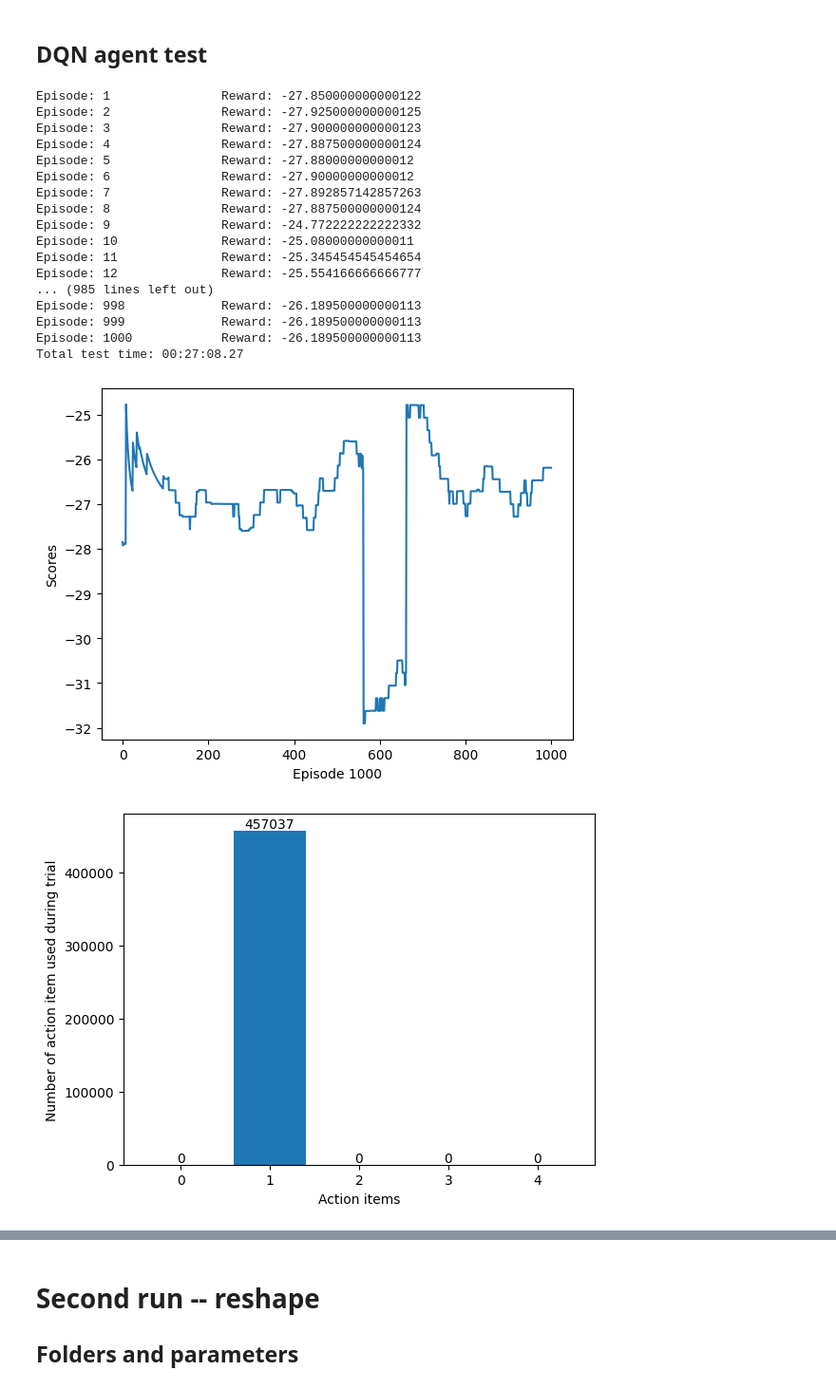
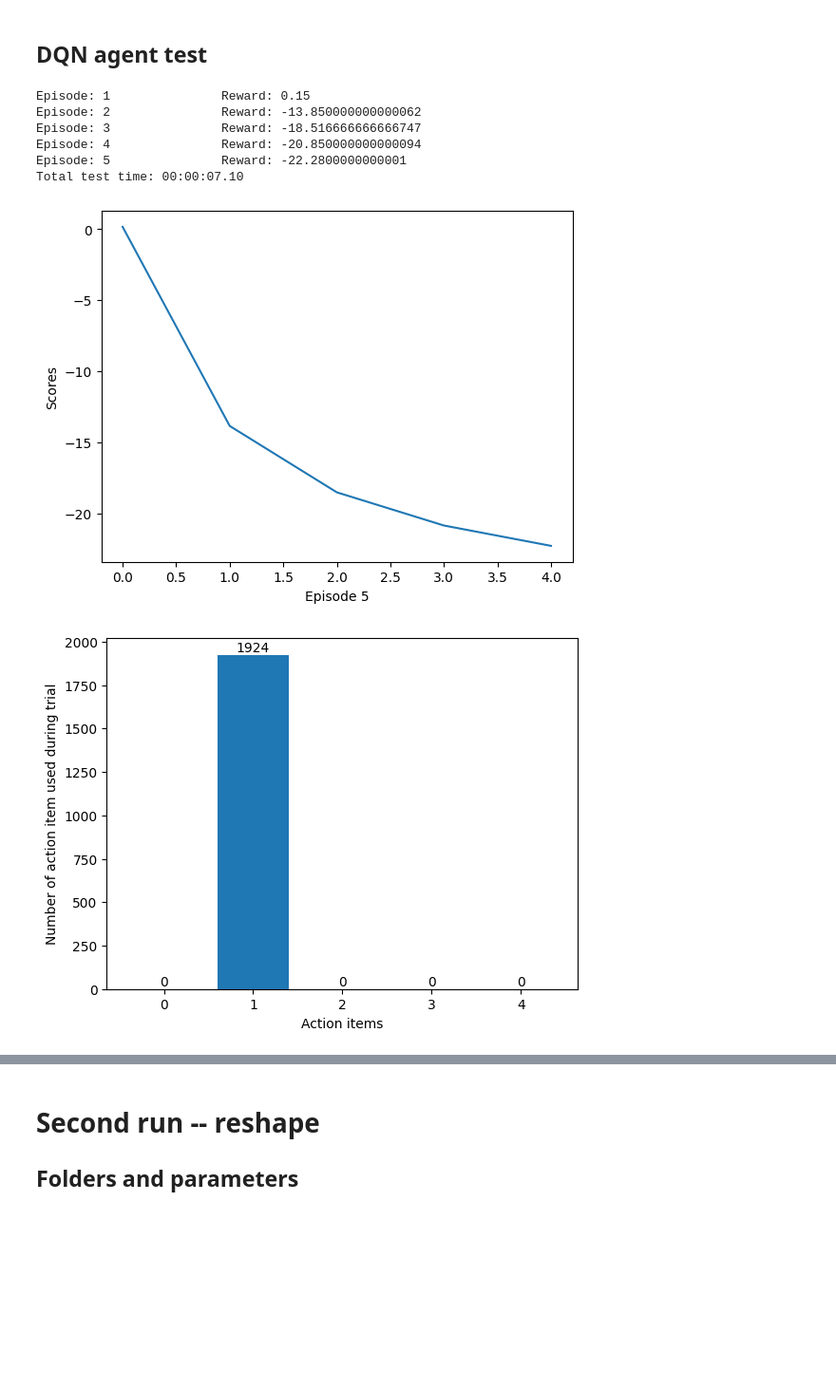
Before and after one commit to zhang-zengjie/Reward4Driving, a Jupyter notebook: LoadModelNTest.ipynb, the cells around one changed output, grey strips where cells are left out. Shown: that part at 95% size. Saved outputs shown, nothing was run; the diff lists cells and outputs as text; code cells hidden in the pictures; blank space fills up the shorter version.

```diff
--- a/LoadModelNTest.ipynb
+++ b/LoadModelNTest.ipynb
@@ -67,7 +67,7 @@ agent_DDPG = Agent3(cfg_ddpg)
 agent_PPO = PPO(cfg_ppo)
 
 # create folder for the test data
-file_name = 'Raw_test_delete'
+file_name = 'Train_Default_II'
 p_model = (Path()/ 'document'/'Trail_Default'/file_name)
 p_model.mkdir(parents=True, exist_ok=True)
 # %% [output]
@@ -115,9 +115,9 @@ folder_list = [x for x in Experiment.iterdir() if x.is_dir()]
 print(f"Folder list in Experiment:{folder_list}\n")
 
 # all sub folders
-DQN_folders = [a for a in folder_list[2].iterdir() if a.is_dir()]
+DQN_folders = [a for a in folder_list[1].iterdir() if a.is_dir()]
 DDPG_folders = [b for b in folder_list[0].iterdir() if b.is_dir()]
-PPO_folders = [c for c in folder_list[1].iterdir() if c.is_dir()]
+PPO_folders = [c for c in folder_list[2].iterdir() if c.is_dir()]
 
 # default
 print(f"DQN folders:{DQN_folders}\n")
@@ -148,8 +148,8 @@ Find the default folder and load the trained model.
 > Hint: modify the number inside the braket: `DQN_folders[0]` (the Win-based pc might be the `0`, but might be varied due to basic setting.)
 # %%
 # Default
-Default_DQN_model_path = DQN_folders[1]
-Default_DDPG_model_path =DDPG_folders[1]
+Default_DQN_model_path = DQN_folders[0]
+Default_DDPG_model_path =DDPG_folders[0]
 Default_PPO_model_path = PPO_folders[1]
 
 device = 'cuda:0' if torch.cuda.is_available() else 'cpu' # device check for GPU avaialbility
@@ -595,54 +591,44 @@ with open(p_model.joinpath(nb_name), "w") as f:
 
 DQN_avg = avg_scores
 DQN_scores = scores
 DQN_ac = ac
 
-csv_name = f"DQN_default"
-score_save(scores,avg_scores,file_name=csv_name,path=p_model,print_=False) # save score table as csv file
+csv_name = f"DQN_reshape"
+# score_save(scores,avg_scores,file_name=csv_name,path=p_model,print_=False) # save score table as csv file
+score_action_save(DQN_ac,DQN_scores,DQN_avg,file_name=csv_name,path=p_model,print_=False) # save score table as csv file
 count_impulse_file = f"DQN_default_count"
 Bump_track.to_csv((p_model/f"{count_impulse_file}.csv")) # save bump instances as csv file
 
 
 fig = plt.figure()
 ax = fig.add_subplot(111)
 plt.plot(avg_scores)
 # plt.plot(df['Averagescores'])
 plt.ylabel('Scores')
 plt.xlabel(f'Episode {len(avg_scores)}')
 plt.show()
 
 import matplotlib.pyplot as plt
 import pandas as pd
 
 action_list = [0,1,2,3,4]
 h=[]
 for i in action_list:
     h.append(ac.count(i))
 bar_contain = plt.bar(action_list,h)
 plt.xlabel('Action items')
 plt.ylabel('Number of action item used during trial')
 plt.bar_label(bar_contain)
 plt.show()
 # %% [output]
-Episode: 1               Reward: -27.850000000000122
-Episode: 2               Reward: -27.925000000000125
-Episode: 3               Reward: -27.900000000000123
-Episode: 4               Reward: -27.887500000000124
-Episode: 5               Reward: -27.88000000000012
-Episode: 6               Reward: -27.90000000000012
-Episode: 7               Reward: -27.892857142857263
-Episode: 8               Reward: -27.887500000000124
-Episode: 9               Reward: -24.772222222222332
-Episode: 10              Reward: -25.08000000000011
-Episode: 11              Reward: -25.345454545454654
-Episode: 12              Reward: -25.554166666666777
-... (985 lines left out)
-Episode: 998             Reward: -26.189500000000113
-Episode: 999             Reward: -26.189500000000113
-Episode: 1000            Reward: -26.189500000000113
-Total test time: 00:27:08.27
+Episode: 1               Reward: 0.15
+Episode: 2               Reward: -13.850000000000062
+Episode: 3               Reward: -18.516666666666747
+Episode: 4               Reward: -20.850000000000094
+Episode: 5               Reward: -22.2800000000001
+Total test time: 00:00:07.10
-[figure, old version]
+[figure, new version]
-[figure, old version]
+[figure, new version]
 # %%
 DDPG_ac = pd.Series(DDPG_ac, name='DDPG_ac')
 DDPG_scores = pd.Series(DDPG_scores, name='DDPG_scores')
```
Also changed, not shown: parts of 23 cells of this notebook, 5 other files.
